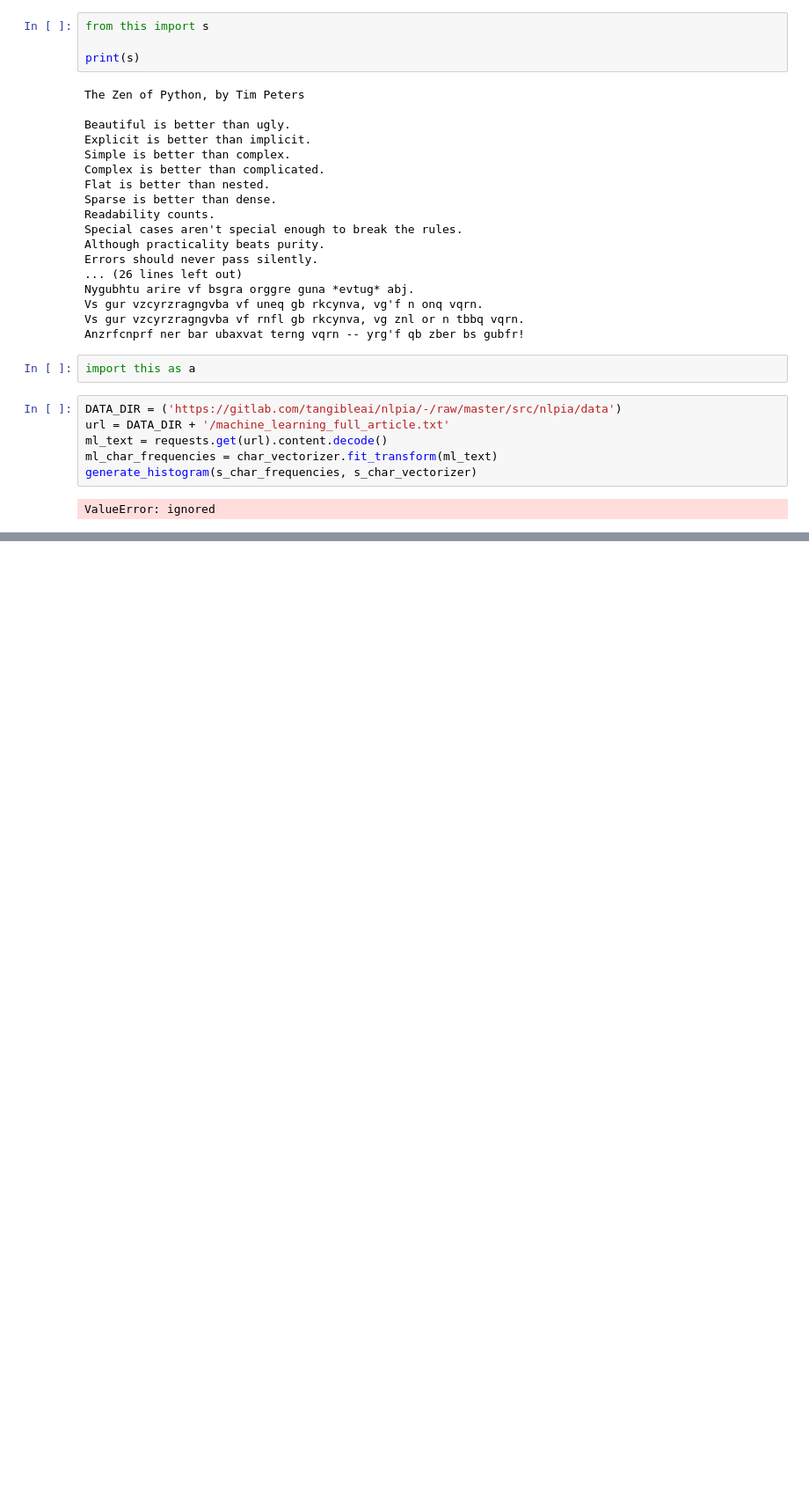
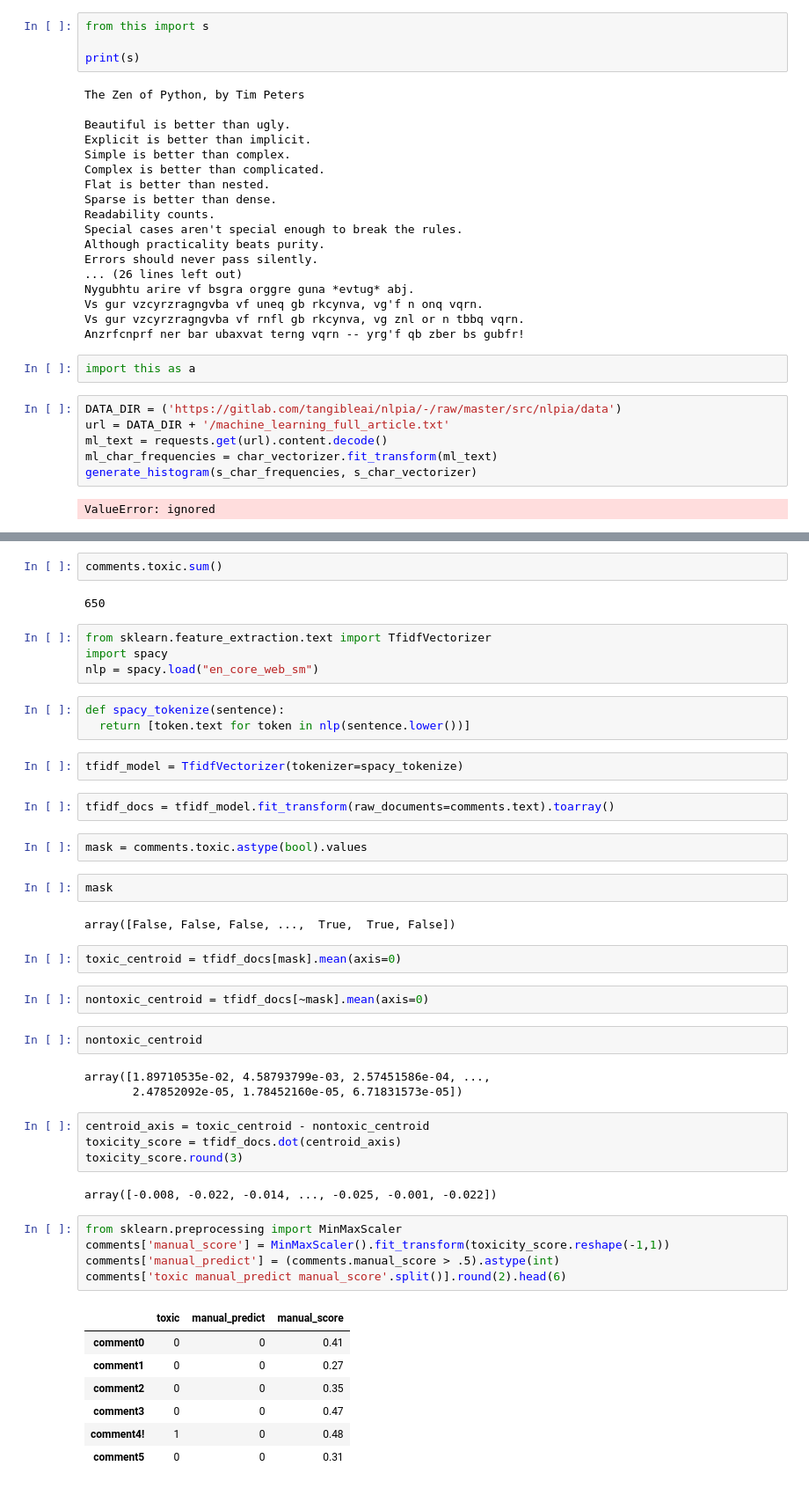
Before and after one commit to koad7/NLP_PYTORCH, a Jupyter notebook: Unsupervised_NER_With_embedding.ipynb, the cells around one changed output, grey strips where cells are left out. Shown: that part at 88% size. Drawn from its saved outputs; the diff is of its cells as text; blank space fills up the shorter version.

```diff
--- a/Unsupervised_NER_With_embedding.ipynb
+++ b/Unsupervised_NER_With_embedding.ipynb
@@ -408,0 +539,49 @@ ValueError: ignored
+# %%
+comments.toxic.sum()
+# %% [output]
+650
+# %%
+from sklearn.feature_extraction.text import TfidfVectorizer
+import spacy
+nlp = spacy.load("en_core_web_sm")
+# %%
+def spacy_tokenize(sentence):
+  return [token.text for token in nlp(sentence.lower())]
+# %%
+tfidf_model = TfidfVectorizer(tokenizer=spacy_tokenize)
+# %%
+tfidf_docs = tfidf_model.fit_transform(raw_documents=comments.text).toarray()
+# %%
+mask = comments.toxic.astype(bool).values
+# %%
+mask
+# %% [output]
+array([False, False, False, ...,  True,  True, False])
+# %%
+toxic_centroid = tfidf_docs[mask].mean(axis=0)
+# %%
+nontoxic_centroid = tfidf_docs[~mask].mean(axis=0)
+# %%
+nontoxic_centroid
+# %% [output]
+array([1.89710535e-02, 4.58793799e-03, 2.57451586e-04, ...,
+       2.47852092e-05, 1.78452160e-05, 6.71831573e-05])
+# %%
+centroid_axis = toxic_centroid - nontoxic_centroid
+toxicity_score = tfidf_docs.dot(centroid_axis)
+toxicity_score.round(3)
+# %% [output]
+array([-0.008, -0.022, -0.014, ..., -0.025, -0.001, -0.022])
+# %%
+from sklearn.preprocessing import MinMaxScaler
+comments['manual_score'] = MinMaxScaler().fit_transform(toxicity_score.reshape(-1,1))
+comments['manual_predict'] = (comments.manual_score > .5).astype(int)
+comments['toxic manual_predict manual_score'.split()].round(2).head(6)
+# %% [output]
+|  | toxic | manual_predict | manual_score |
+| comment0 | 0 | 0 | 0.41 |
+| comment1 | 0 | 0 | 0.27 |
+| comment2 | 0 | 0 | 0.35 |
+| comment3 | 0 | 0 | 0.47 |
+| comment4! | 1 | 0 | 0.48 |
+| comment5 | 0 | 0 | 0.31 |
```
Also changed, not shown: parts of 36 cells of this notebook.
